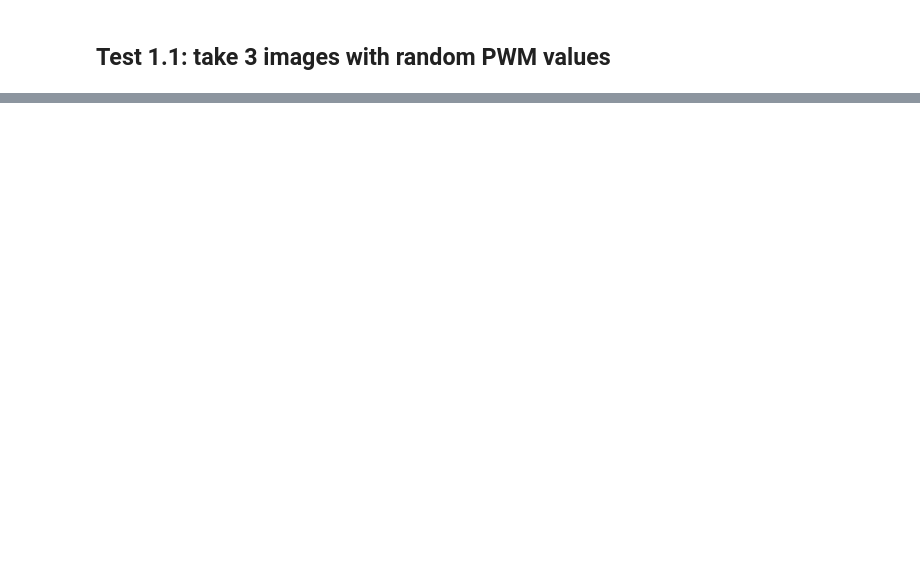
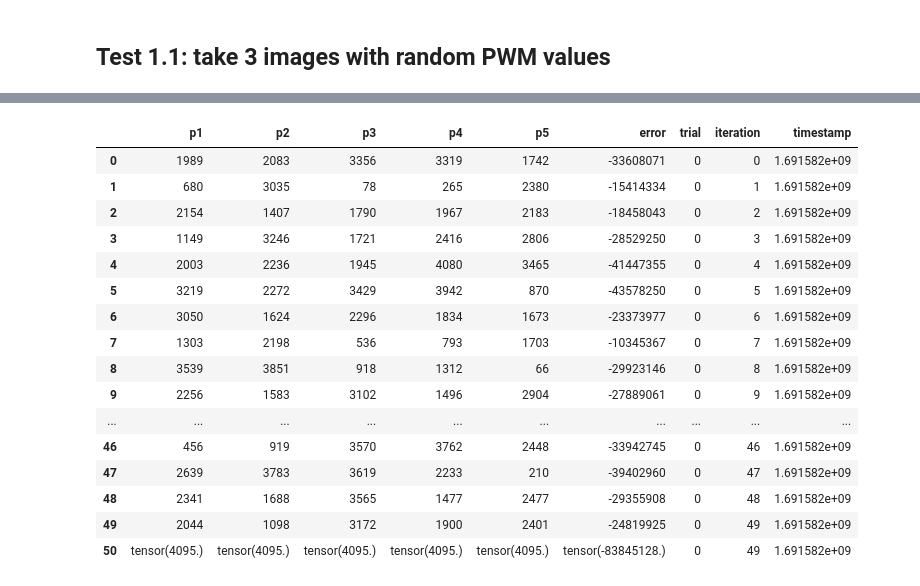
Before and after one commit to Zoe1999Wang/Matterhorn-Studio-DM-project, a Jupyter notebook: codes/BO_Jakobs_Attempt.ipynb, the cells around one changed output, grey strips where cells are left out. Drawn from its saved outputs; the diff is of its cells as text; code cells hidden in the pictures; blank space fills up the shorter version.

```diff
--- a/codes/BO_Jakobs_Attempt.ipynb
+++ b/codes/BO_Jakobs_Attempt.ipynb
@@ -183,0 +242,9 @@ cam.close()
+# %%
+def set_PWMs(pwms):
+    # Your code that sets the PWMs
+    return 0
+# %%
+def get_quality():
+    # Your code that calculates the quality number
+    quality_number = -99999
+    return quality_number
@@ -183,0 +286,26 @@ cam.close()
+# %%
+# Bayesian Opt Strategy
+
+import numpy as np
+import pandas as pd
+def calculate_BO_candidate(samples):
+    train_X = samples[["p1","p2","p3","p4","p5"]]
+    train_Y = samples[["error"]]
+
+    train_X = torch.tensor(train_X.to_numpy(dtype=np.float64))
+    train_Y = torch.tensor(-1*train_Y.to_numpy(dtype=np.float64))
+
+    gp = SingleTaskGP(train_X, train_Y, input_transform=Normalize(d=train_X.shape[-1]), outcome_transform=Standardize(m=train_Y.shape[-1]),)
+    mll = ExactMarginalLogLikelihood(gp.likelihood, gp)
+    fit_gpytorch_mll(mll)
+
+    from botorch.acquisition import UpperConfidenceBound
+    UCB = UpperConfidenceBound(gp, beta=0.1)
+
+    from botorch.optim import optimize_acqf
+    bounds = torch.stack([torch.zeros(5), torch.ones(5)*4095])
+    candidate, acq_value = optimize_acqf(
+        UCB, bounds=bounds, q=1, num_restarts=5, raw_samples=20,
+    )
+    candidate = candidate[0]
+    return candidate
@@ -183,0 +377,20 @@ cam.close()
+# %%
+BO_trial_samples[0]
+# %% [output]
+|  | p1 | p2 | p3 | p4 | p5 | error | trial | iteration | timestamp |
+| 0 | 1989 | 2083 | 3356 | 3319 | 1742 | -33608071 | 0 | 0 | 1.691582e+09 |
+| 1 | 680 | 3035 | 78 | 265 | 2380 | -15414334 | 0 | 1 | 1.691582e+09 |
+| 2 | 2154 | 1407 | 1790 | 1967 | 2183 | -18458043 | 0 | 2 | 1.691582e+09 |
+| 3 | 1149 | 3246 | 1721 | 2416 | 2806 | -28529250 | 0 | 3 | 1.691582e+09 |
+| 4 | 2003 | 2236 | 1945 | 4080 | 3465 | -41447355 | 0 | 4 | 1.691582e+09 |
+| 5 | 3219 | 2272 | 3429 | 3942 | 870 | -43578250 | 0 | 5 | 1.691582e+09 |
+| 6 | 3050 | 1624 | 2296 | 1834 | 1673 | -23373977 | 0 | 6 | 1.691582e+09 |
+| 7 | 1303 | 2198 | 536 | 793 | 1703 | -10345367 | 0 | 7 | 1.691582e+09 |
+| 8 | 3539 | 3851 | 918 | 1312 | 66 | -29923146 | 0 | 8 | 1.691582e+09 |
+| 9 | 2256 | 1583 | 3102 | 1496 | 2904 | -27889061 | 0 | 9 | 1.691582e+09 |
+| ... | ... | ... | ... | ... | ... | ... | ... | ... | ... |
+| 46 | 456 | 919 | 3570 | 3762 | 2448 | -33942745 | 0 | 46 | 1.691582e+09 |
+| 47 | 2639 | 3783 | 3619 | 2233 | 210 | -39402960 | 0 | 47 | 1.691582e+09 |
+| 48 | 2341 | 1688 | 3565 | 1477 | 2477 | -29355908 | 0 | 48 | 1.691582e+09 |
+| 49 | 2044 | 1098 | 3172 | 1900 | 2401 | -24819925 | 0 | 49 | 1.691582e+09 |
+| 50 | tensor(4095.) | tensor(4095.) | tensor(4095.) | tensor(4095.) | tensor(4095.) | tensor(-83845128.) | 0 | 49 | 1.691582e+09 |
```
Also changed, not shown: parts of 21 cells of this notebook.
